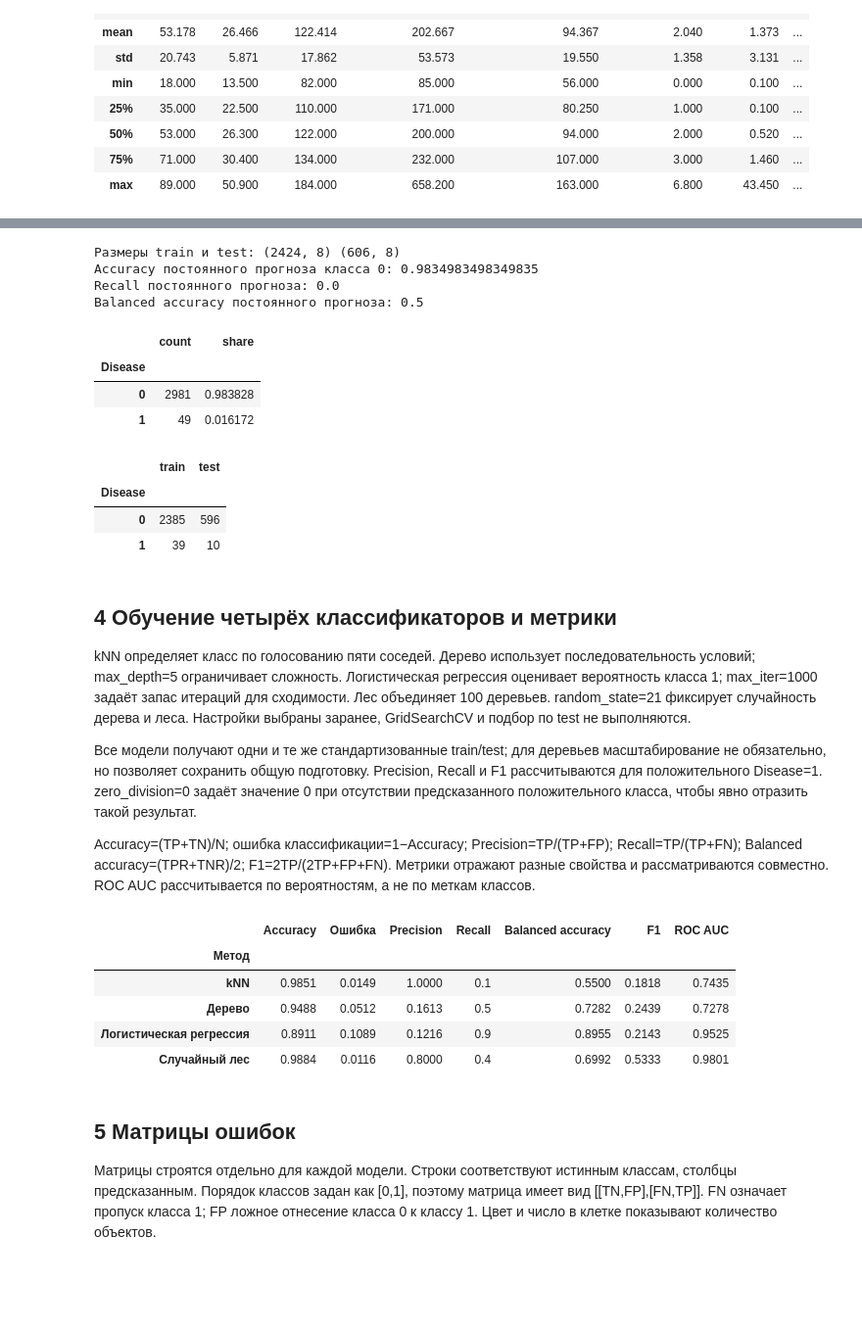
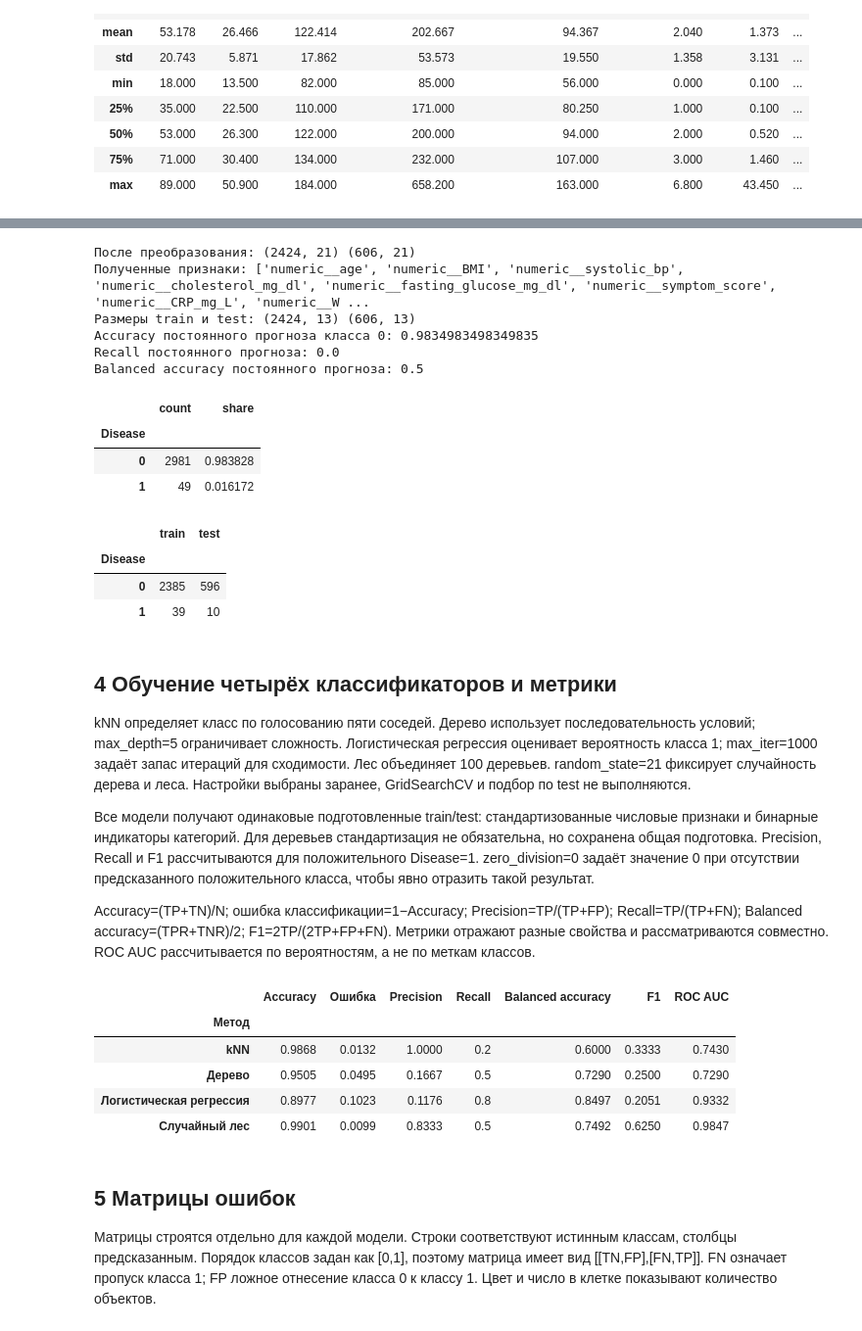
Before and after one commit to karinalien/lr5, a Jupyter notebook: lr5.ipynb, the cells around one changed output, grey strips where cells are left out. Shown at 98% size. Cells and saved outputs as stored; diff of their text form; code cells hidden in the pictures; blank space fills up the shorter version.

```diff
--- a/lr5.ipynb
+++ b/lr5.ipynb
@@ -72,9 +73,11 @@ memory usage: 331.6+ KB
 На диагонали матрицы показаны гистограммы, вне диагонали пары числовых признаков в исходных единицах. Цвет означает исходный Disease, а не прогноз. Это предварительное изучение данных, не обучение модели; параметры преобразований по этому графику не подбираются.
 # %%
 y = data['Disease']
-X = data.drop(columns='Disease').select_dtypes(include='number')
+X = data.drop(columns='Disease')
+numeric_columns = X.select_dtypes(include='number').columns.tolist()
+categorical_columns = X.select_dtypes(include='object').columns.tolist()
 print('Входные признаки:', X.columns.tolist())
-pair_data = X.rename(columns={
+pair_data = X[numeric_columns].rename(columns={
     'age': 'Возраст', 'systolic_bp': 'Давление',
     'cholesterol_mg_dl': 'Холестерин',
     'fasting_glucose_mg_dl': 'Глюкоза', 'symptom_score': 'Симптомы',
@@ -102,9 +105,15 @@ display(pd.DataFrame({'count': class_counts,
                       'share': class_counts / len(y)}))
 X_train, X_test, y_train, y_test = train_test_split(
     X, y, test_size=0.2, random_state=21, stratify=y)
-scaler = StandardScaler()
-X_train_scaled = scaler.fit_transform(X_train)
-X_test_scaled = scaler.transform(X_test)
+preprocessor = ColumnTransformer([
+    ('numeric', StandardScaler(), numeric_columns),
+    ('categorical', OneHotEncoder(handle_unknown='ignore',
+                                  sparse_output=False), categorical_columns)
+])
+X_train_prepared = preprocessor.fit_transform(X_train)
+X_test_prepared = preprocessor.transform(X_test)
+print('После преобразования:', X_train_prepared.shape, X_test_prepared.shape)
+print('Полученные признаки:', preprocessor.get_feature_names_out().tolist())
 print('Размеры train и test:', X_train.shape, X_test.shape)
 display(pd.DataFrame({'train': y_train.value_counts(),
                       'test': y_test.value_counts()}).sort_index())
@@ -113,7 +122,9 @@ print('Accuracy постоянного прогноза класса 0:', accura
 print('Recall постоянного прогноза:', recall_score(y_test, majority_pred))
 print('Balanced accuracy постоянного прогноза:', balanced_accuracy_score(y_test, majority_pred))
 # %% [output]
-Размеры train и test: (2424, 8) (606, 8)
+После преобразования: (2424, 21) (606, 21)
+Полученные признаки: ['numeric__age', 'numeric__BMI', 'numeric__systolic_bp', 'numeric__cholesterol_mg_dl', 'numeric__fasting_glucose_mg_dl', 'numeric__symptom_score', 'numeric__CRP_mg_L', 'numeric__W ...
+Размеры train и test: (2424, 13) (606, 13)
 Accuracy постоянного прогноза класса 0: 0.9834983498349835
 Recall постоянного прогноза: 0.0
 Balanced accuracy постоянного прогноза: 0.5
@@ -129,44 +140,44 @@ Balanced accuracy постоянного прогноза: 0.5
 ## 4 Обучение четырёх классификаторов и метрики
 kNN определяет класс по голосованию пяти соседей. Дерево использует последовательность условий; max_depth=5 ограничивает сложность. Логистическая регрессия оценивает вероятность класса 1; max_iter=1000 задаёт запас итераций для сходимости. Лес объединяет 100 деревьев. random_state=21 фиксирует случайность дерева и леса. Настройки выбраны заранее, GridSearchCV и подбор по test не выполняются.
 
-Все модели получают одни и те же стандартизованные train/test; для деревьев масштабирование не обязательно, но позволяет сохранить общую подготовку. Precision, Recall и F1 рассчитываются для положительного Disease=1. zero_division=0 задаёт значение 0 при отсутствии предсказанного положительного класса, чтобы явно отразить такой результат.
+Все модели получают одинаковые подготовленные train/test: стандартизованные числовые признаки и бинарные индикаторы категорий. Для деревьев стандартизация не обязательна, но сохранена общая подготовка. Precision, Recall и F1 рассчитываются для положительного Disease=1. zero_division=0 задаёт значение 0 при отсутствии предсказанного положительного класса, чтобы явно отразить такой результат.
 
 Accuracy=(TP+TN)/N; ошибка классификации=1−Accuracy; Precision=TP/(TP+FP); Recall=TP/(TP+FN); Balanced accuracy=(TPR+TNR)/2; F1=2TP/(2TP+FP+FN). Метрики отражают разные свойства и рассматриваются совместно. ROC AUC рассчитывается по вероятностям, а не по меткам классов.
 # %%
 models = {
     'kNN': KNeighborsClassifier(n_neighbors=5),
     'Дерево': DecisionTreeClassifier(max_depth=5, class_weight='balanced', random_state=21),
     'Логистическая регрессия': LogisticRegression(max_iter=1000, class_weight='balanced'),
     'Случайный лес': RandomForestClassifier(n_estimators=100, class_weight='balanced', random_state=21)
 }
 rows = []
 predictions = {}
 probabilities = {}
 for name, model in models.items():
-    model.fit(X_train_scaled, y_train)
-    pred = model.predict(X_test_scaled)
-    proba = model.predict_proba(X_test_scaled)[:, 1]
+    model.fit(X_train_prepared, y_train)
+    pred = model.predict(X_test_prepared)
+    proba = model.predict_proba(X_test_prepared)[:, 1]
     predictions[name] = pred
     probabilities[name] = proba
     rows.append({
         'Метод': name,
         'Accuracy': accuracy_score(y_test, pred),
         'Ошибка': 1 - accuracy_score(y_test, pred),
         'Precision': precision_score(y_test, pred, zero_division=0),
         'Recall': recall_score(y_test, pred),
         'Balanced accuracy': balanced_accuracy_score(y_test, pred),
         'F1': f1_score(y_test, pred),
         'ROC AUC': roc_auc_score(y_test, proba)
     })
 metrics = pd.DataFrame(rows).set_index('Метод')
 display(metrics.round(4))
 # %% [output]
 |  | Accuracy | Ошибка | Precision | Recall | Balanced accuracy | F1 | ROC AUC |
 | Метод |  |  |  |  |  |  |  |
-| kNN | 0.9851 | 0.0149 | 1.0000 | 0.1 | 0.5500 | 0.1818 | 0.7435 |
-| Дерево | 0.9488 | 0.0512 | 0.1613 | 0.5 | 0.7282 | 0.2439 | 0.7278 |
-| Логистическая регрессия | 0.8911 | 0.1089 | 0.1216 | 0.9 | 0.8955 | 0.2143 | 0.9525 |
-| Случайный лес | 0.9884 | 0.0116 | 0.8000 | 0.4 | 0.6992 | 0.5333 | 0.9801 |
+| kNN | 0.9868 | 0.0132 | 1.0000 | 0.2 | 0.6000 | 0.3333 | 0.7430 |
+| Дерево | 0.9505 | 0.0495 | 0.1667 | 0.5 | 0.7290 | 0.2500 | 0.7290 |
+| Логистическая регрессия | 0.8977 | 0.1023 | 0.1176 | 0.8 | 0.8497 | 0.2051 | 0.9332 |
+| Случайный лес | 0.9901 | 0.0099 | 0.8333 | 0.5 | 0.7492 | 0.6250 | 0.9847 |
 # %% [markdown]
 ## 5 Матрицы ошибок
 Матрицы строятся отдельно для каждой модели. Строки соответствуют истинным классам, столбцы предсказанным. Порядок классов задан как [0,1], поэтому матрица имеет вид [[TN,FP],[FN,TP]]. FN означает пропуск класса 1; FP ложное отнесение класса 0 к классу 1. Цвет и число в клетке показывают количество объектов.
```
Also changed, not shown: parts of 8 cells of this notebook, 1 other file.
